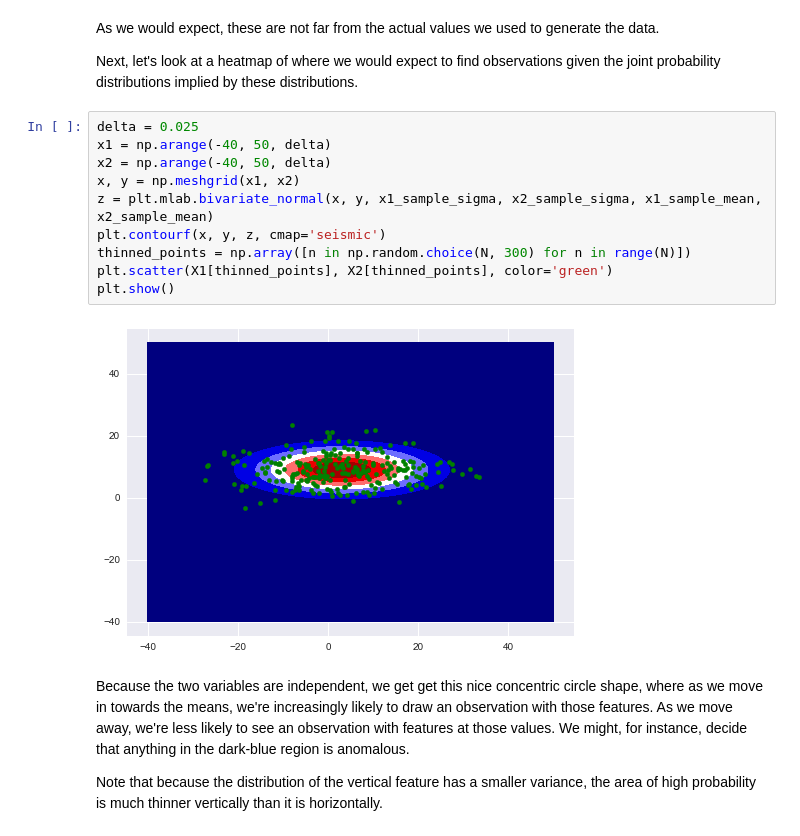
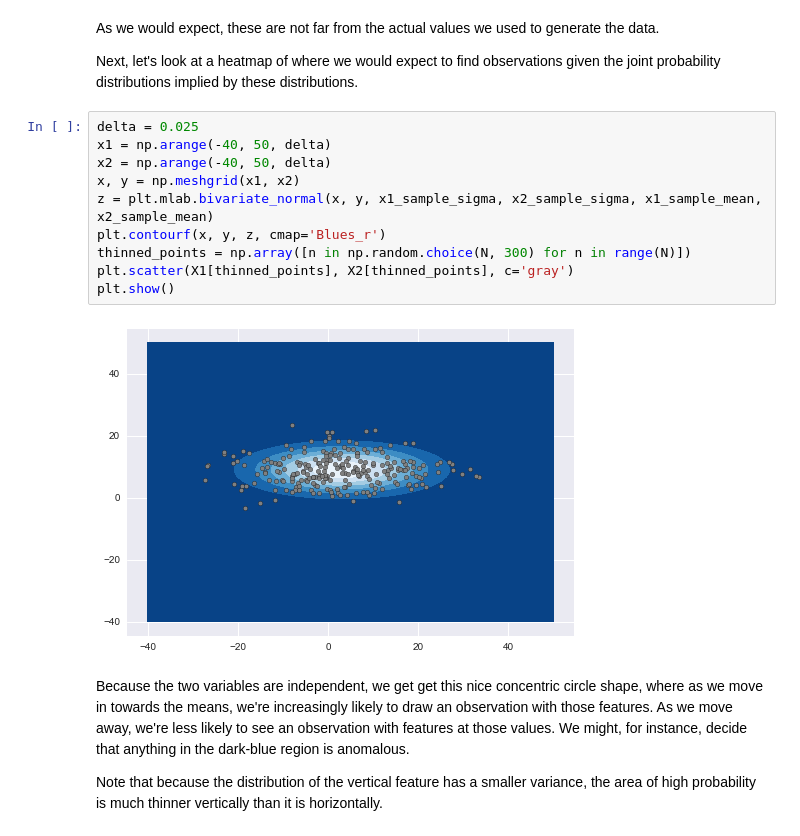
Before and after one commit to fastforwardlabs/anomaly_detection, a Jupyter notebook: Anomaly Detection Post.ipynb, the cells around one changed output. Saved outputs shown, nothing was run; the diff lists cells and outputs as text.

Commit message:
Changed plot colors of scatterplots to match the color of seaborn, and changed colormap and marker color to sequential colormap.

```diff
--- a/Anomaly Detection Post.ipynb
+++ b/Anomaly Detection Post.ipynb
@@ -175,15 +176,15 @@ Next, let's look at a heatmap of where we would expect to find observations give
 # %%
 delta = 0.025
 x1 = np.arange(-40, 50, delta)
 x2 = np.arange(-40, 50, delta)
 x, y = np.meshgrid(x1, x2)
 z = plt.mlab.bivariate_normal(x, y, x1_sample_sigma, x2_sample_sigma, x1_sample_mean, x2_sample_mean)
-plt.contourf(x, y, z, cmap='seismic')
+plt.contourf(x, y, z, cmap='Blues_r')
 thinned_points = np.array([n in np.random.choice(N, 300) for n in range(N)])
-plt.scatter(X1[thinned_points], X2[thinned_points], color='green')
+plt.scatter(X1[thinned_points], X2[thinned_points], c='gray')
 plt.show()
 # %% [output]
-[figure, old version]
+[figure, new version]
 # %% [markdown]
 Because the two variables are independent, we get get this nice concentric circle shape, where as we move in towards the means, we're increasingly likely to draw an observation with those features. As we move away, we're less likely to see an observation with features at those values. We might, for instance, decide that anything in the dark-blue region is anomalous.
 
```
Also changed, not shown: parts of 14 cells of this notebook.
